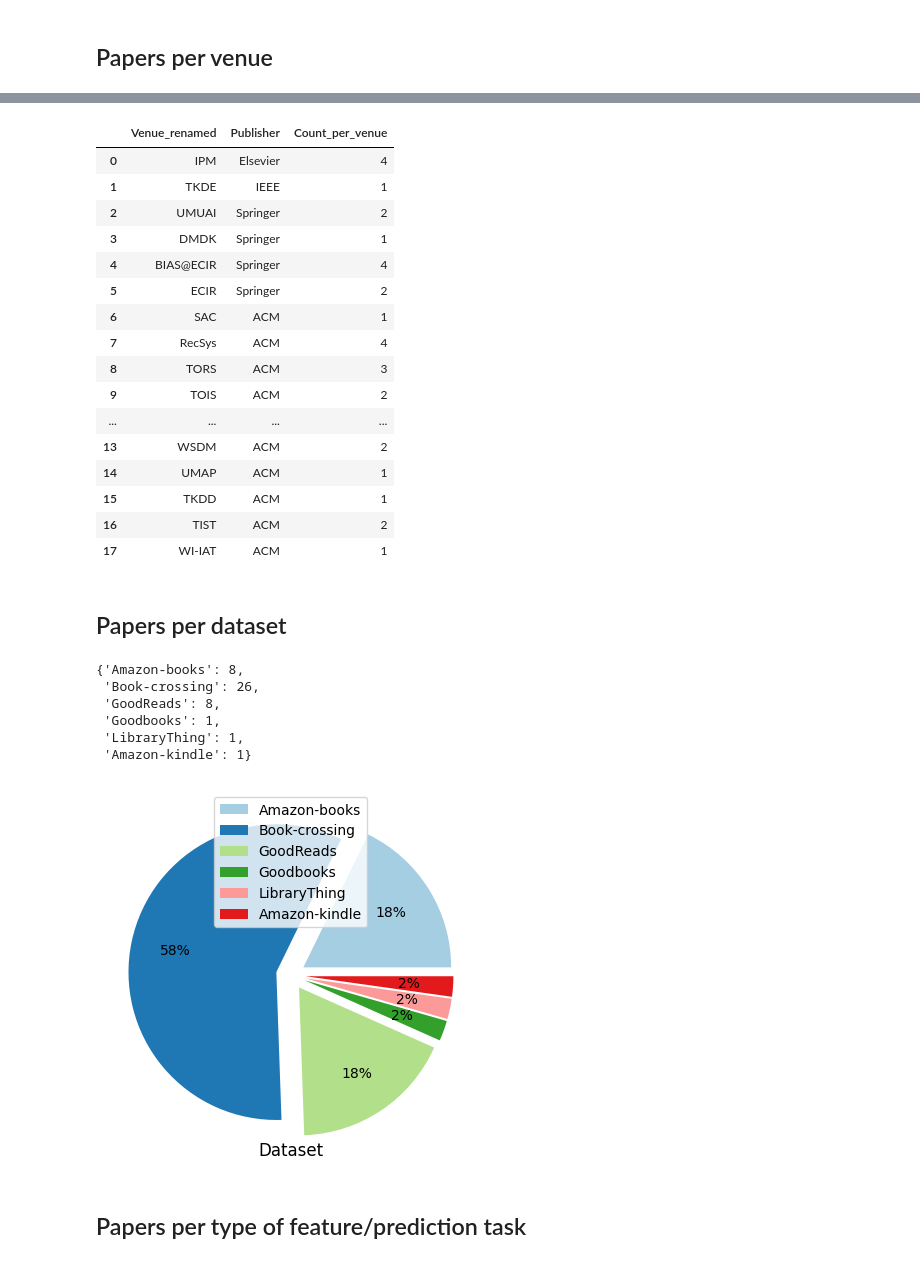
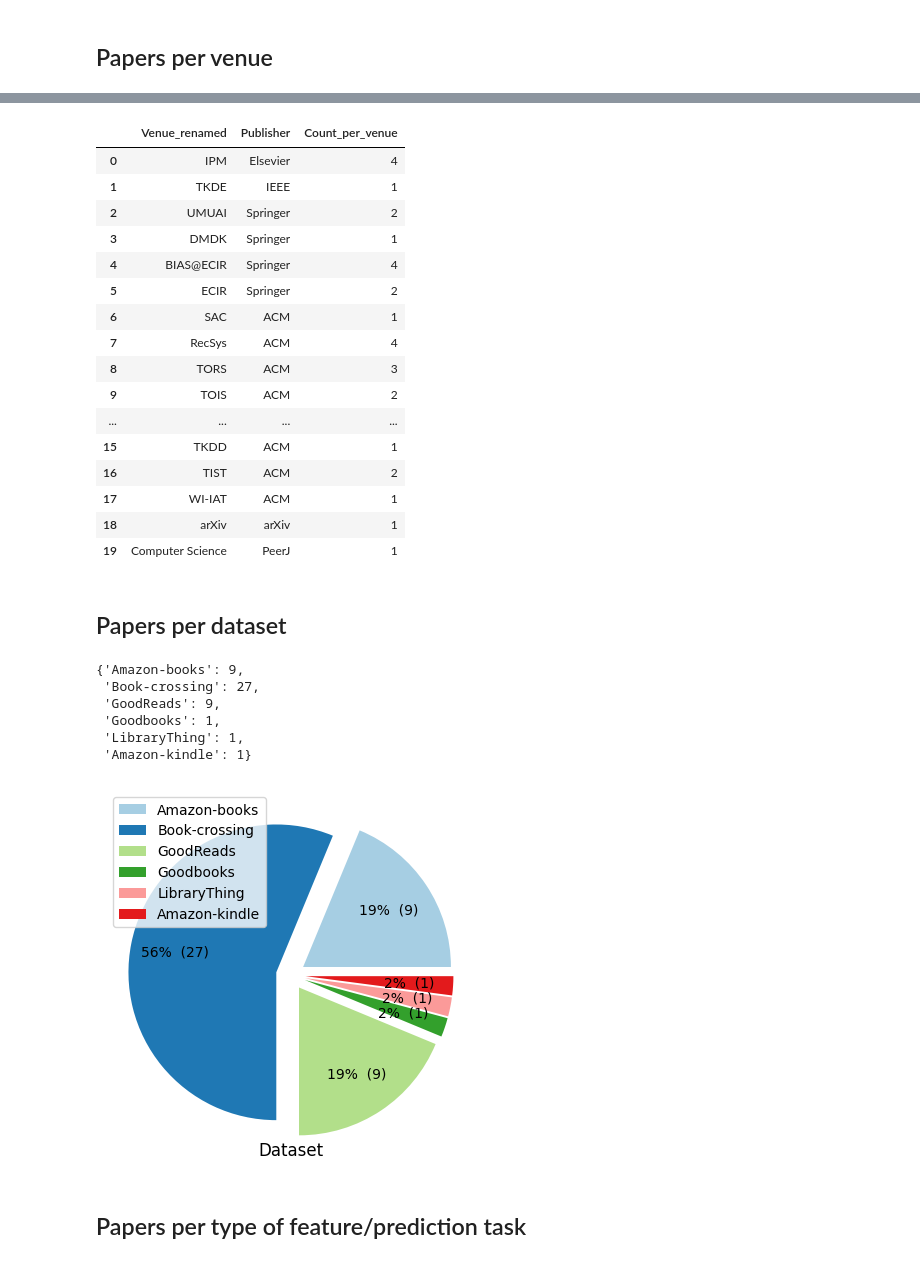
Before and after one commit to SavvinaDaniil/BiasInBookRecommendationSurvey, a Jupyter notebook: analyze_eligible_papers.ipynb, the cells around one changed output, grey strips where cells are left out. Cells and saved outputs as stored; diff of their text form; code cells hidden in the pictures.

```diff
--- a/analyze_eligible_papers.ipynb
+++ b/analyze_eligible_papers.ipynb
@@ -14,7 +14,7 @@ import plotly.graph_objects as go
 import plotly.io as pio
 pio.templates.default = 'seaborn'
 # %%
-initial_file = pd.read_csv('Eligble_papers.csv')
+initial_file = pd.read_csv('Eligble_papers.csv', on_bad_lines='warn', delimiter=';')
 # %%
 num_papers = len(initial_file)
 # %%
@@ -132,11 +129,11 @@ per_venue
 | 8 | TORS | ACM | 3 |
 | 9 | TOIS | ACM | 2 |
 | ... | ... | ... | ... |
-| 13 | WSDM | ACM | 2 |
-| 14 | UMAP | ACM | 1 |
 | 15 | TKDD | ACM | 1 |
 | 16 | TIST | ACM | 2 |
 | 17 | WI-IAT | ACM | 1 |
+| 18 | arXiv | arXiv | 1 |
+| 19 | Computer Science | PeerJ | 1 |
 # %%
 
 
@@ -189,38 +186,45 @@ unique_dataset_appearances = flatten([x.split(', ') for x in initial_file.Datase
 papers_per_dataset = dict(Counter(unique_dataset_appearances))
 papers_per_dataset
 # %% [output]
-{'Amazon-books': 8,
- 'Book-crossing': 26,
- 'GoodReads': 8,
+{'Amazon-books': 9,
+ 'Book-crossing': 27,
+ 'GoodReads': 9,
  'Goodbooks': 1,
  'LibraryThing': 1,
  'Amazon-kindle': 1}
 # %%
 ax = plt.subplot()
 x = list(papers_per_dataset.keys())
 y = list(papers_per_dataset.values())
 # plt.bar(x,y, align='center', color = '#86bf91',edgecolor='black' )
 myexplode = [0.1, 0.1, 0.1, 0.1, 0.1,  0.1]
 
-plt.pie(y,  startangle = 0, explode = myexplode, shadow=False , autopct='%1.0f%%', pctdistance=0.7, colors=sns.color_palette('Paired'))
+def make_autopct(values):
+    def my_autopct(pct):
+        total = sum(values)
+        val = int(round(pct*total/100.0))
+        return '{p:1.0f}%  ({v:d})'.format(p=pct,v=val)
+    return my_autopct
+
+plt.pie(y,  startangle = 0, explode = myexplode, shadow=False , autopct=make_autopct(y), pctdistance=0.7, colors=sns.color_palette('Paired'))
 plt.legend(labels = x)
 
 # ax.set_xticks(x)
 # ax.set_xticklabels(x, fontsize=5)
 # ax.set_xlabel('Dataset', fontsize=20, )
 # ax.set_ylabel('Number of papers', fontsize=20, )
 ax.set_title('Dataset', y=-0.01)
 
 
 plt.savefig(save_loc+"per_dataset.png",
             bbox_inches ="tight",
             pad_inches = 1,
             transparent = True,
             orientation ='landscape')
 
 plt.show()
 # %% [output]
-[figure, old version]
+[figure, new version]
 # %% [markdown]
 ## Papers per type of feature/prediction task
 # %%
```
Also changed, not shown: parts of 13 cells of this notebook, 8 other files.
